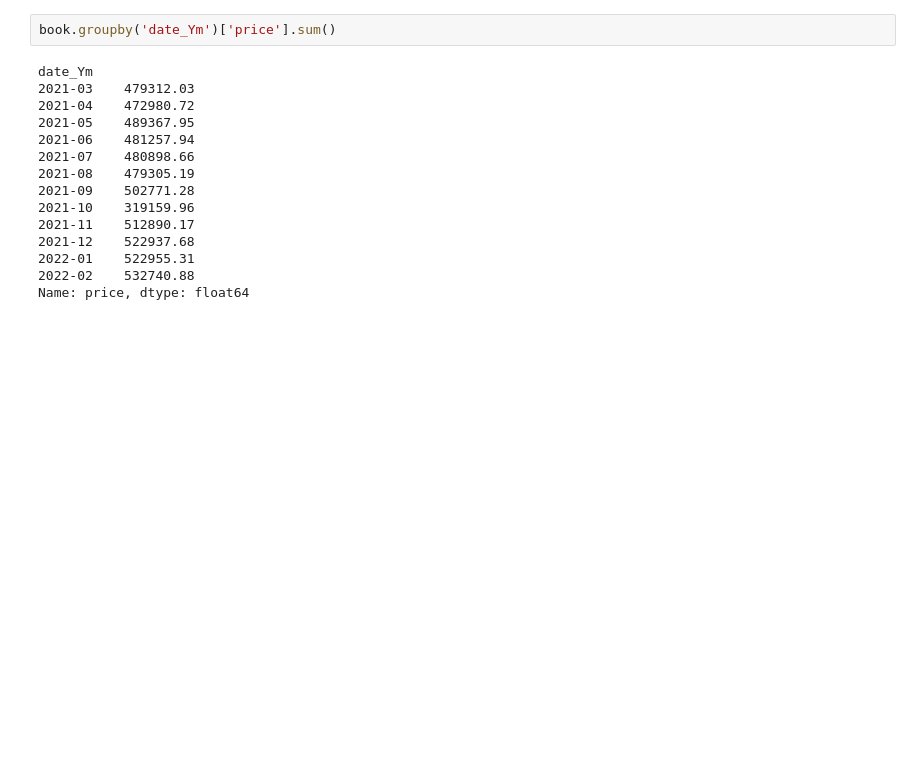
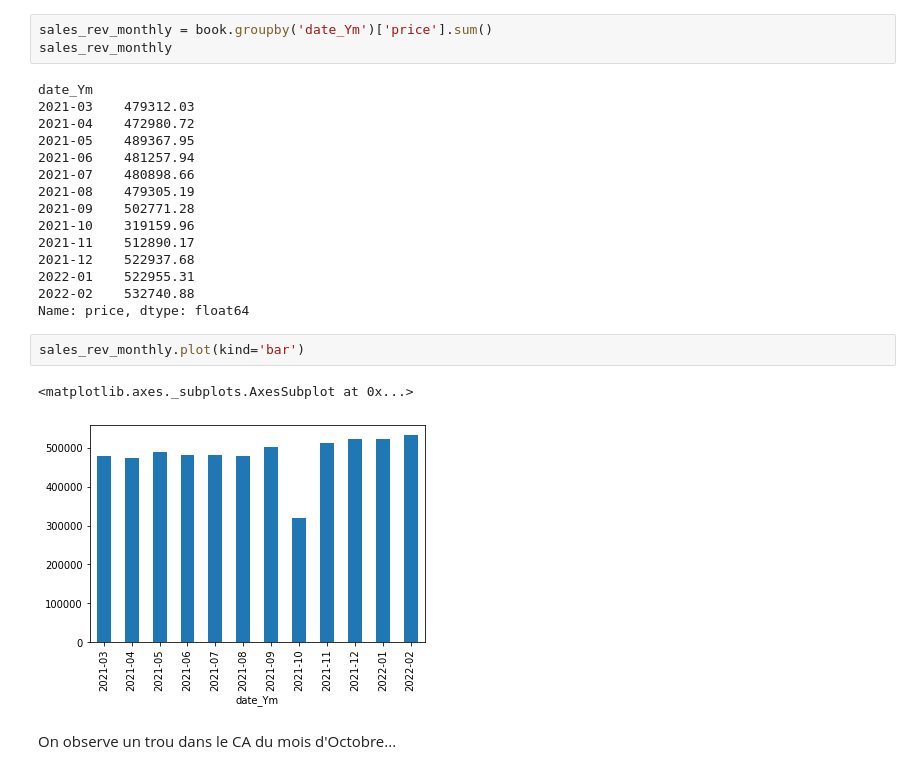
Before and after one commit to Sh4mSh4m/OCR_DA_proj4, a Jupyter notebook: Projet 4 - Analysez les ventes de votre entreprise.ipynb, the cells around one changed output. Cells and saved outputs as stored; diff of their text form; blank space fills up the shorter version.

```diff
--- a/Projet 4 - Analysez les ventes de votre entreprise.ipynb
+++ b/Projet 4 - Analysez les ventes de votre entreprise.ipynb
@@ -610,5 +618,6 @@ book
 # %%
-book.groupby('date_Ym')['price'].sum()
+sales_rev_monthly = book.groupby('date_Ym')['price'].sum()
+sales_rev_monthly
 # %% [output]
 date_Ym
 2021-03    479312.03
@@ -624,3 +633,10 @@ date_Ym
 2022-01    522955.31
 2022-02    532740.88
 Name: price, dtype: float64
+# %%
+sales_rev_monthly.plot(kind='bar')
+# %% [output]
+<matplotlib.axes._subplots.AxesSubplot at 0x...>
+[figure, added]
+# %% [markdown]
+On observe un trou dans le CA du mois d'Octobre...
```
Also changed, not shown: parts of 21 cells of this notebook.
